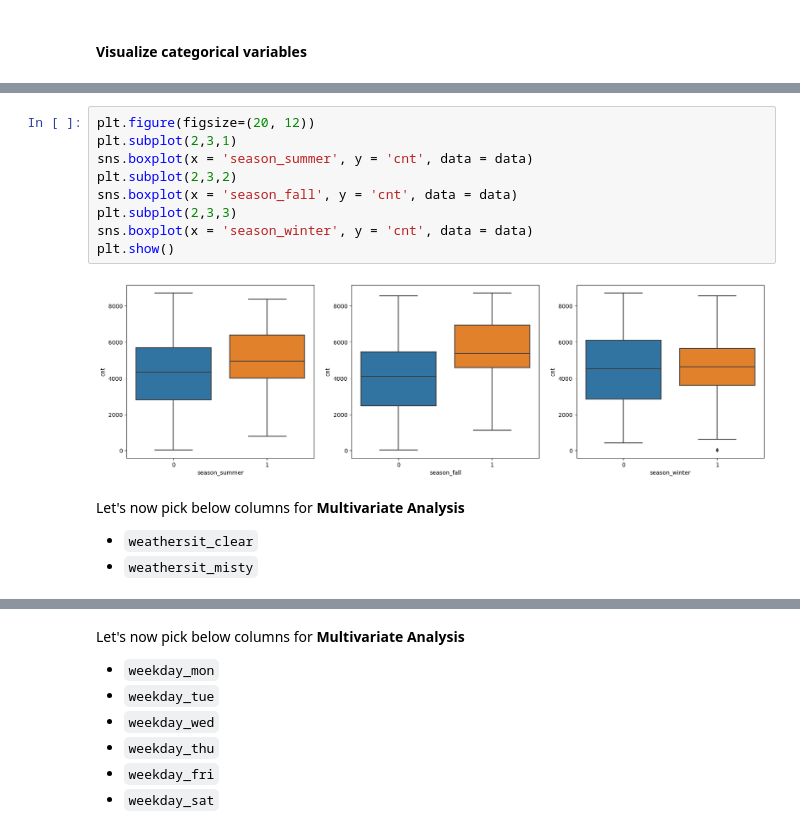
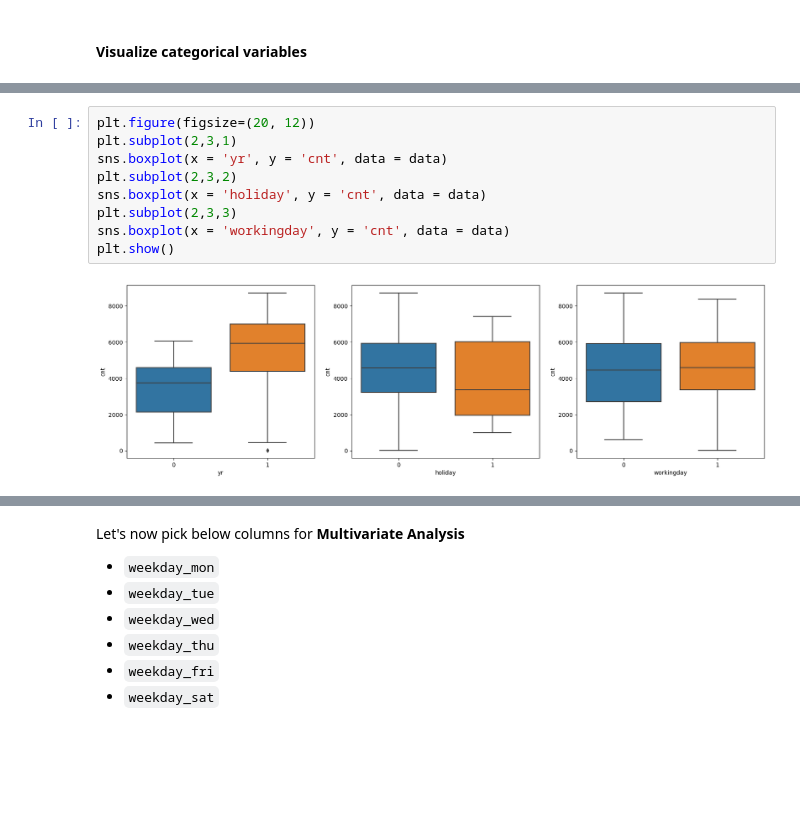
Before and after one commit to sabhrantsrivastava/BikeSharingAnalysisAssignment, a Jupyter notebook: Sabhrant_Srivastava_Bike_Sharing_Analysis.ipynb, the cells around one changed output, grey strips where cells are left out. Saved outputs shown, nothing was run; the diff lists cells and outputs as text; blank space fills up the shorter version.

```diff
--- a/Sabhrant_Srivastava_Bike_Sharing_Analysis.ipynb
+++ b/Sabhrant_Srivastava_Bike_Sharing_Analysis.ipynb
@@ -426,15 +426,11 @@ Let's now pick below columns for **Multivariate Analysis**
 # %%
 plt.figure(figsize=(20, 12))
 plt.subplot(2,3,1)
-sns.boxplot(x = 'season_summer', y = 'cnt', data = data)
+sns.boxplot(x = 'yr', y = 'cnt', data = data)
 plt.subplot(2,3,2)
-sns.boxplot(x = 'season_fall', y = 'cnt', data = data)
+sns.boxplot(x = 'holiday', y = 'cnt', data = data)
 plt.subplot(2,3,3)
-sns.boxplot(x = 'season_winter', y = 'cnt', data = data)
+sns.boxplot(x = 'workingday', y = 'cnt', data = data)
 plt.show()
 # %% [output]
-[figure, old version]
+[figure, new version]
-# %% [markdown]
-Let's now pick below columns for **Multivariate Analysis**
-- `weathersit_clear`
-- `weathersit_misty`
```
Also changed, not shown: parts of 69 cells of this notebook.
